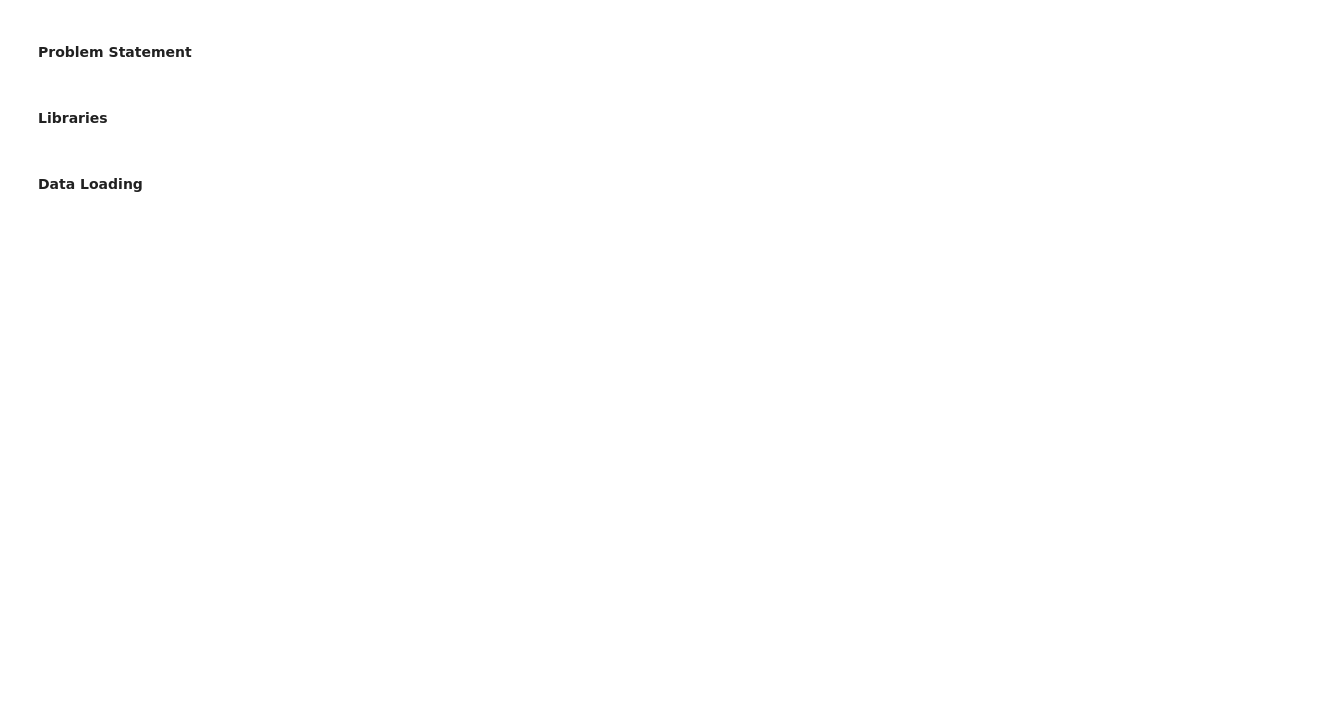
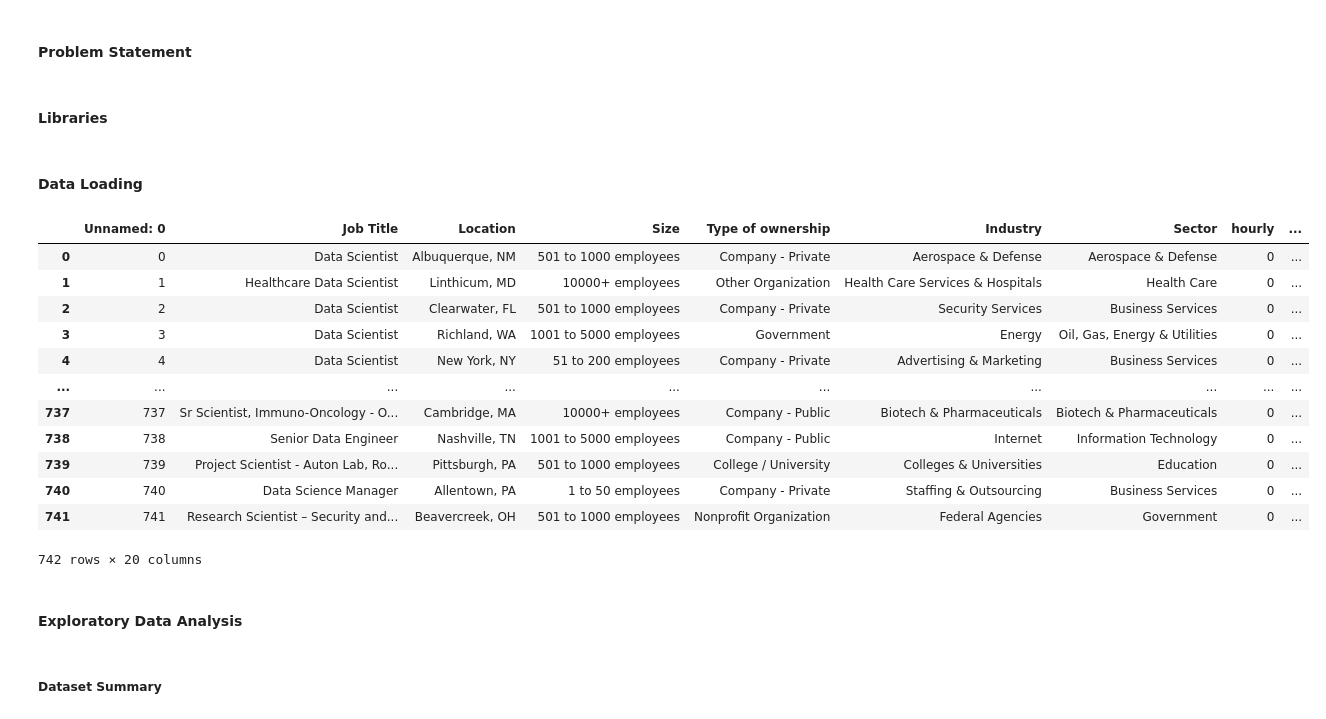
Before and after one commit to blessedmadukoma/ml-salary-prediction, a Jupyter notebook: salary.ipynb, the cells around one changed output. Cells and saved outputs as stored; diff of their text form; code cells hidden in the pictures; blank space fills up the shorter version.

Commit message:
exploratory data analysis

```diff
--- a/salary.ipynb
+++ b/salary.ipynb
@@ -31,4 +30,26 @@ import plotly.express as px
 # %% [markdown]
 #### Data Loading
 # %%
+# load the dataset
 salary_df = pd.read_csv("data/salary_data.csv")
+
+# display the columns
+salary_df
+# %% [output]
+|  | Unnamed: 0 | Job Title | Location | Size | Type of ownership | Industry | Sector | hourly | ... |
+| 0 | 0 | Data Scientist | Albuquerque, NM | 501 to 1000 employees | Company - Private | Aerospace & Defense | Aerospace & Defense | 0 | ... |
+| 1 | 1 | Healthcare Data Scientist | Linthicum, MD | 10000+ employees | Other Organization | Health Care Services & Hospitals | Health Care | 0 | ... |
+| 2 | 2 | Data Scientist | Clearwater, FL | 501 to 1000 employees | Company - Private | Security Services | Business Services | 0 | ... |
+| 3 | 3 | Data Scientist | Richland, WA | 1001 to 5000 employees | Government | Energy | Oil, Gas, Energy & Utilities | 0 | ... |
+| 4 | 4 | Data Scientist | New York, NY | 51 to 200 employees | Company - Private | Advertising & Marketing | Business Services | 0 | ... |
+| ... | ... | ... | ... | ... | ... | ... | ... | ... | ... |
+| 737 | 737 | Sr Scientist, Immuno-Oncology - O... | Cambridge, MA | 10000+ employees | Company - Public | Biotech & Pharmaceuticals | Biotech & Pharmaceuticals | 0 | ... |
+| 738 | 738 | Senior Data Engineer | Nashville, TN | 1001 to 5000 employees | Company - Public | Internet | Information Technology | 0 | ... |
+| 739 | 739 | Project Scientist - Auton Lab, Ro... | Pittsburgh, PA | 501 to 1000 employees | College / University | Colleges & Universities | Education | 0 | ... |
+| 740 | 740 | Data Science Manager | Allentown, PA | 1 to 50 employees | Company - Private | Staffing & Outsourcing | Business Services | 0 | ... |
+| 741 | 741 | Research Scientist – Security and... | Beavercreek, OH | 501 to 1000 employees | Nonprofit Organization | Federal Agencies | Government | 0 | ... |
+742 rows × 20 columns
+# %% [markdown]
+#### Exploratory Data Analysis
+# %% [markdown]
+##### Dataset Summary
```
Also changed, not shown: parts of 23 cells of this notebook, 4 other files.
